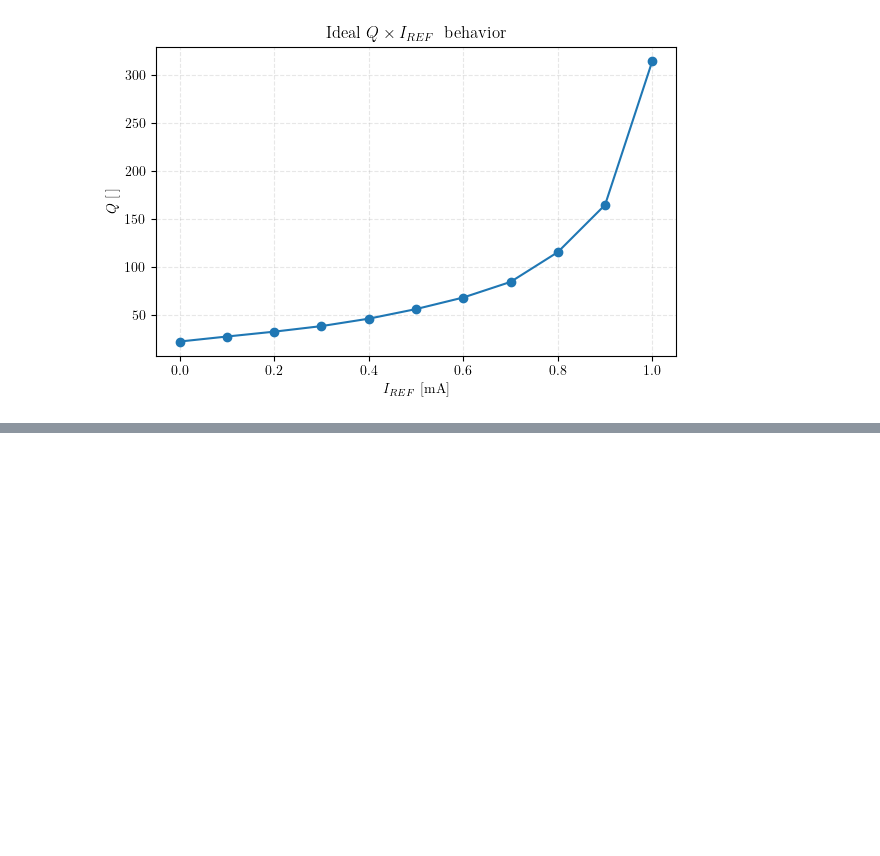
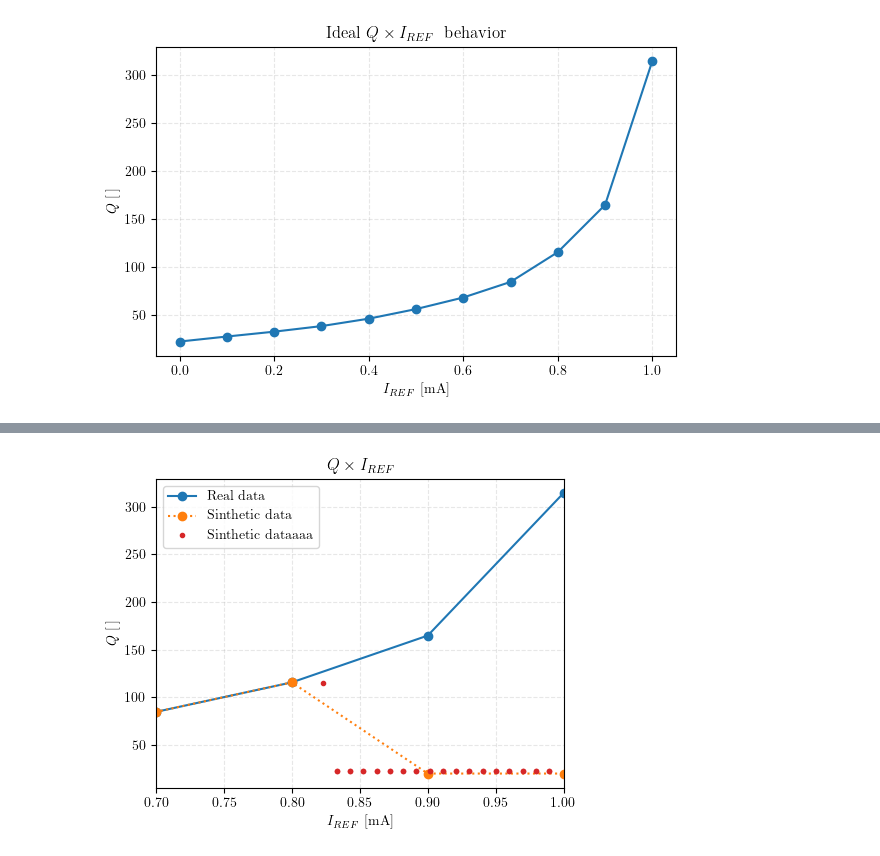
Before and after one commit to pesadaum/tcc, a Jupyter notebook: src/code/to_text.ipynb, the cells around one changed output, grey strips where cells are left out. Saved outputs shown, nothing was run; the diff lists cells and outputs as text; code cells hidden in the pictures; blank space fills up the shorter version.

```diff
--- a/src/code/to_text.ipynb
+++ b/src/code/to_text.ipynb
@@ -96,0 +116,8 @@ f.savefig('./fig/q-iref-q_max-i_stable.pdf')
+# %%
+inst_run = pd.read_csv('./results.txt')
+inst_run = inst_run.iloc[:, :-1].astype(int)
+
+inst_run.columns = ['Time', 'I_REF', 'Q_m']
+inst_run['I_REF [mA]'] = inst_run['I_REF'] / 1024
+
+inst_run
@@ -96,0 +176,35 @@ f.savefig('./fig/q-iref-q_max-i_stable.pdf')
+# %%
+f, ax = plt.subplots(figsize=(5,4))
+
+ax.plot(q_values['i_ref'], q_values['Q'], '-o', label='Real data', c='C0')
+ax.plot(q_values_d['i_ref'], q_values_d['Q'], ':o', label='Sinthetic data', c='C1')
+ax.plot(inst_run['I_REF [mA]'], inst_run['Q_m'], '.', label='Sinthetic dataaaa', c='C3')
+
+ax.set(
+  xlabel=r'$I_{REF}$ [mA]',
+  ylabel='$Q \; [\;]$',
+  title=r'$Q \times I_{REF}\;$',
+  xlim=[0.7, 1.0]
+)
+
+ax.legend()
+
+# ax.annotate(r"$Q = Q_{max}\;\\ I_{REF} = I_{Stable}$",
+#                   xy=(1.0, q_values['Q'].max()), xycoords="data",
+#                   xytext=(0.7, 250),
+#                   va="center", ha="center",
+#                   bbox=dict(boxstyle="round", fc="C0", alpha=0.3),
+#                   arrowprops=dict(arrowstyle="->"))
+
+
+# ax.annotate(r"$Q = Q_{max}\;\\ I_{REF} = I_{Stable}$",
+#                   xy=(0.8, q_values_d['Q'].max()), xycoords="data",
+#                   xytext=(0.4,  q_values_d['Q'].max()),
+#                   va="center", ha="center",
+#                   bbox=dict(boxstyle="round", fc="C1", alpha=0.3),
+#                   arrowprops=dict(arrowstyle="->"))
+
+f.tight_layout()
+# f.savefig('./fig/q-iref-instability-test-run.pdf')
+# %% [output]
+[figure, added]
```
Also changed, not shown: parts of 10 cells of this notebook, 19 other files.
